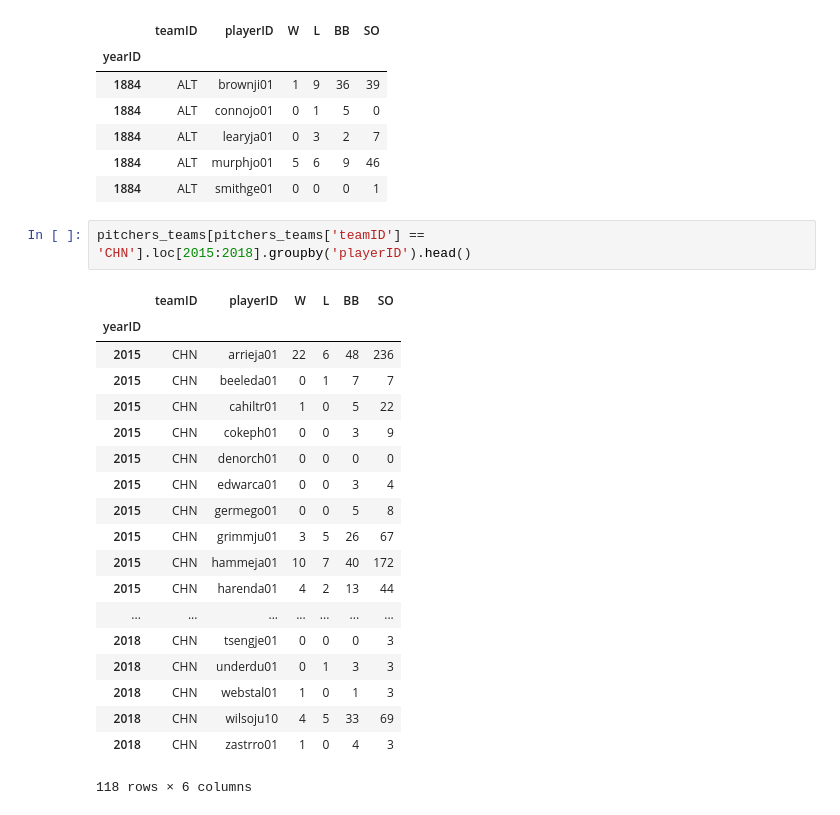
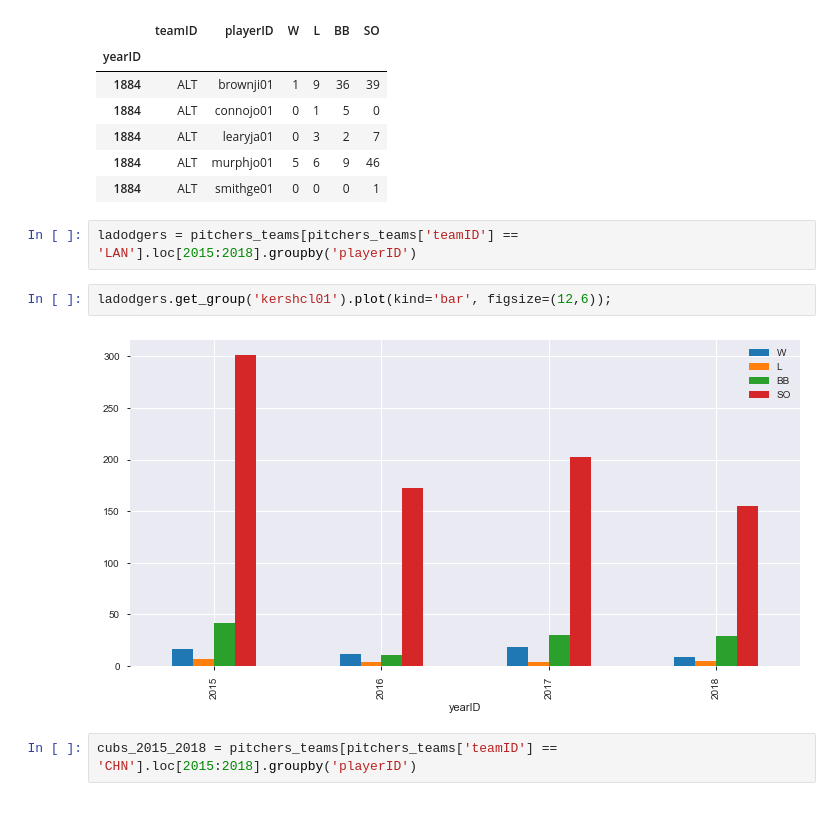
Before and after one commit to mariojrgithub/capstone, a Jupyter notebook: pitchers_eda.ipynb, the cells around one changed output. Saved outputs shown, nothing was run; the diff lists cells and outputs as text.

```diff
--- a/pitchers_eda.ipynb
+++ b/pitchers_eda.ipynb
@@ -116,25 +116,11 @@ pitchers_teams.head()
 | 1884 | ALT | learyja01 | 0 | 3 | 2 | 7 |
 | 1884 | ALT | murphjo01 | 5 | 6 | 9 | 46 |
 | 1884 | ALT | smithge01 | 0 | 0 | 0 | 1 |
+# %%
+ladodgers = pitchers_teams[pitchers_teams['teamID'] == 'LAN'].loc[2015:2018].groupby('playerID')
+# %%
+ladodgers.get_group('kershcl01').plot(kind='bar', figsize=(12,6));
+# %% [output]
+[figure, added]
 # %%
-pitchers_teams[pitchers_teams['teamID'] == 'CHN'].loc[2015:2018].groupby('playerID').head()
+cubs_2015_2018 = pitchers_teams[pitchers_teams['teamID'] == 'CHN'].loc[2015:2018].groupby('playerID')
-# %% [output]
-|  | teamID | playerID | W | L | BB | SO |
-| yearID |  |  |  |  |  |  |
-| 2015 | CHN | arrieja01 | 22 | 6 | 48 | 236 |
-| 2015 | CHN | beeleda01 | 0 | 1 | 7 | 7 |
-| 2015 | CHN | cahiltr01 | 1 | 0 | 5 | 22 |
-| 2015 | CHN | cokeph01 | 0 | 0 | 3 | 9 |
-| 2015 | CHN | denorch01 | 0 | 0 | 0 | 0 |
-| 2015 | CHN | edwarca01 | 0 | 0 | 3 | 4 |
-| 2015 | CHN | germego01 | 0 | 0 | 5 | 8 |
-| 2015 | CHN | grimmju01 | 3 | 5 | 26 | 67 |
-| 2015 | CHN | hammeja01 | 10 | 7 | 40 | 172 |
-| 2015 | CHN | harenda01 | 4 | 2 | 13 | 44 |
-| ... | ... | ... | ... | ... | ... | ... |
-| 2018 | CHN | tsengje01 | 0 | 0 | 0 | 3 |
-| 2018 | CHN | underdu01 | 0 | 1 | 3 | 3 |
-| 2018 | CHN | webstal01 | 1 | 0 | 1 | 3 |
-| 2018 | CHN | wilsoju10 | 4 | 5 | 33 | 69 |
-| 2018 | CHN | zastrro01 | 1 | 0 | 4 | 3 |
-118 rows × 6 columns
```
Also changed, not shown: parts of 2 cells of this notebook, 4 other files.
